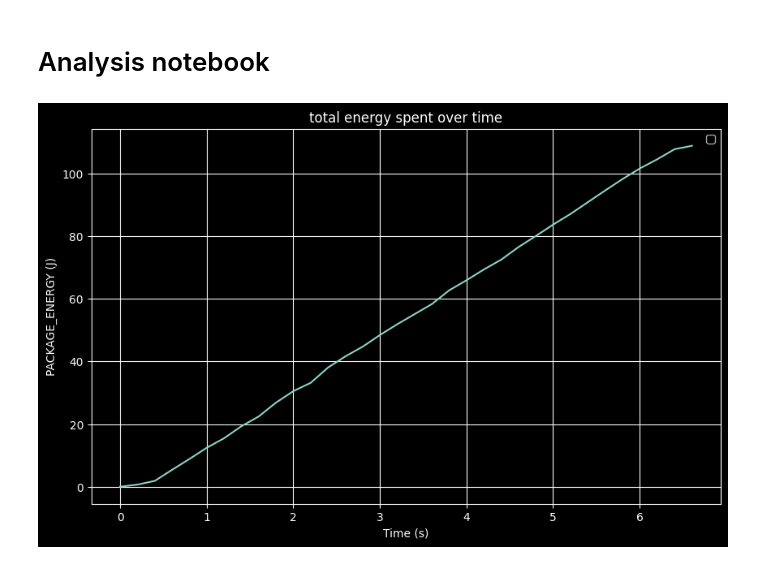
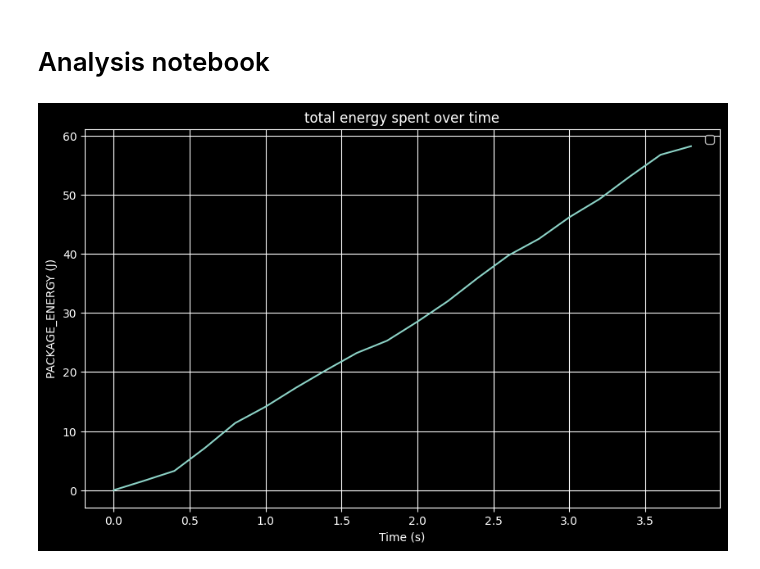
Before and after one commit to yuvrajtudelft/Programming-Language-Data-Ingestion-Comparison, a Jupyter notebook: analyis.ipynb, the cells around one changed output. Cells and saved outputs as stored; diff of their text form; code cells hidden in the pictures.

```diff
--- a/analyis.ipynb
+++ b/analyis.ipynb
@@ -3,27 +3,28 @@
 # %%
 import pandas as pd
 import numpy as np
 import matplotlib.pyplot as plt
 
-df = pd.read_csv("results/python/0.csv")
+basepath = "data/out/energibridge_runs_all_languages/"
+df = pd.read_csv(basepath + "python_measured_01.csv")
 system_power_key = "PACKAGE_ENERGY (J)"
 #system_power_key = "PP0_ENERGY (J)"     #cpu
 #system_power_key = "PP1_ENERGY (J)"       #integrated graphics
 
 
 plt.figure(figsize=(10, 6))
 df['Time'] = df['Time'] - df['Time'].iloc[0]
 df[system_power_key] = df[system_power_key] - df[system_power_key].iloc[0]
 plt.plot(df['Time']/1000, df[system_power_key])
 
 plt.xlabel('Time (s)')
 plt.ylabel(system_power_key)
 plt.title("total energy spent over time")
 plt.legend()
 plt.grid()
 plt.show()
 # %% [output]
-[figure, old version]
+[figure, new version]
 # %%
 import pandas as pd
 import numpy as np
```
Also changed, not shown: parts of 3 cells of this notebook, 1 other file.
